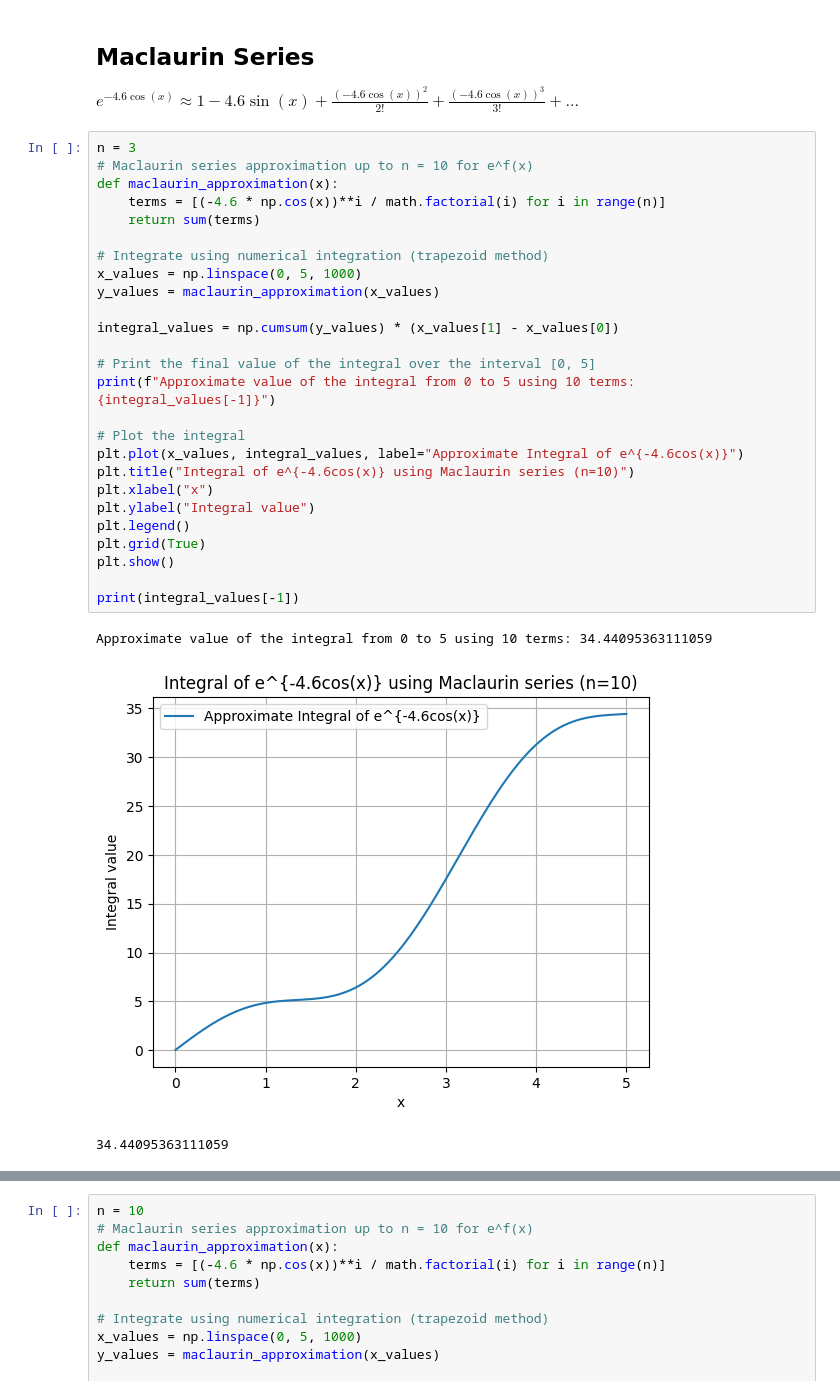
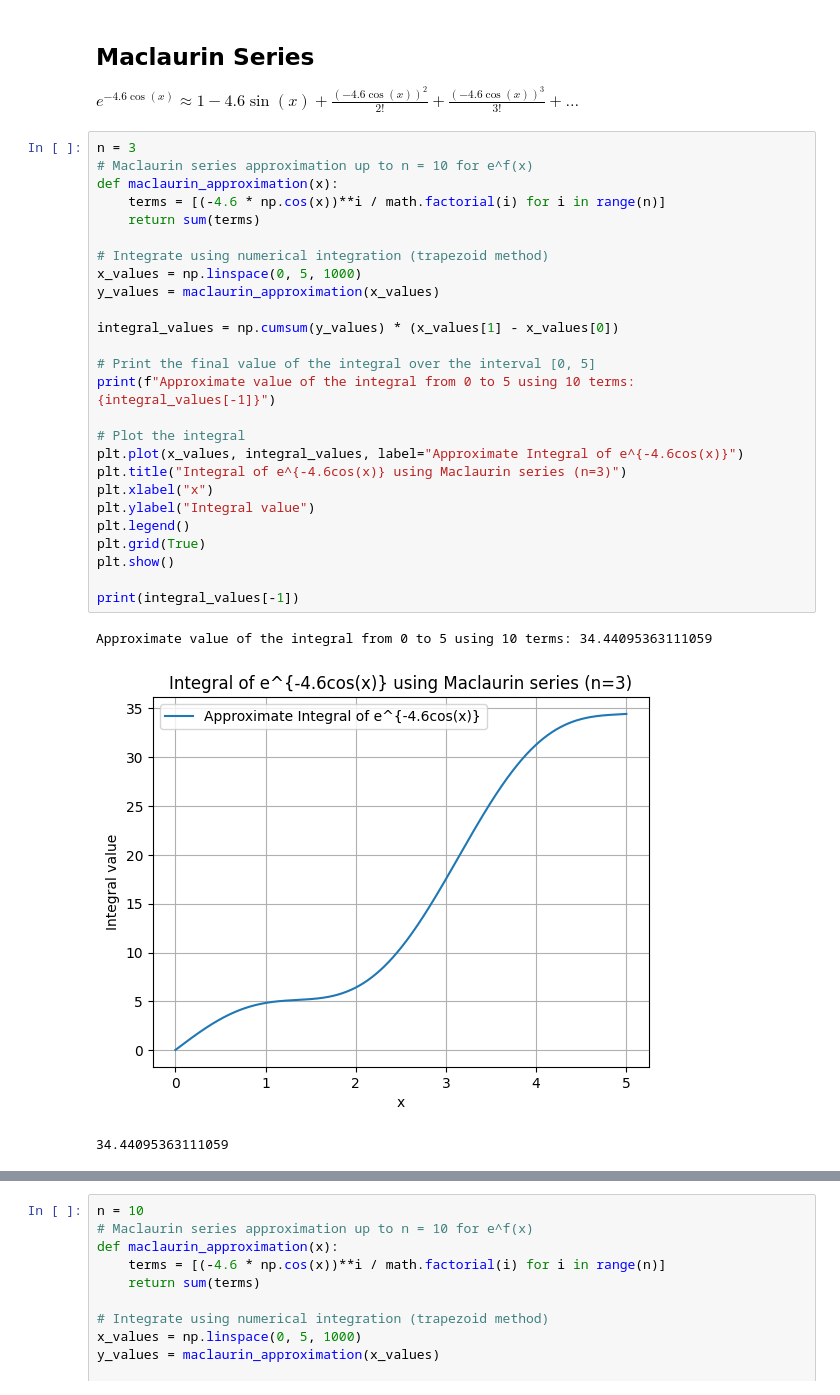
Before and after one commit to aqsnyder/eng_math, a Jupyter notebook: hw_o/1b.ipynb, the cells around one changed output, grey strips where cells are left out. Cells and saved outputs as stored; diff of their text form.

```diff
--- a/hw_o/1b.ipynb
+++ b/hw_o/1b.ipynb
@@ -12,32 +12,32 @@ $ e^{-4.6 \cos(x)} \approx 1 - 4.6 \sin(x) + \frac{(-4.6 \cos(x))^2}{2!} + \frac
 # %%
 n = 3
 # Maclaurin series approximation up to n = 10 for e^f(x)
 def maclaurin_approximation(x):
     terms = [(-4.6 * np.cos(x))**i / math.factorial(i) for i in range(n)]
     return sum(terms)
 
 # Integrate using numerical integration (trapezoid method)
 x_values = np.linspace(0, 5, 1000)
 y_values = maclaurin_approximation(x_values)
 
 integral_values = np.cumsum(y_values) * (x_values[1] - x_values[0])
 
 # Print the final value of the integral over the interval [0, 5]
 print(f"Approximate value of the integral from 0 to 5 using 10 terms: {integral_values[-1]}")
 
 # Plot the integral
 plt.plot(x_values, integral_values, label="Approximate Integral of e^{-4.6cos(x)}")
-plt.title("Integral of e^{-4.6cos(x)} using Maclaurin series (n=10)")
+plt.title("Integral of e^{-4.6cos(x)} using Maclaurin series (n=3)")
 plt.xlabel("x")
 plt.ylabel("Integral value")
 plt.legend()
 plt.grid(True)
 plt.show()
 
 print(integral_values[-1])
 # %% [output]
 Approximate value of the integral from 0 to 5 using 10 terms: 34.44095363111059
-[figure, old version]
+[figure, new version]
 34.44095363111059
 # %% [markdown]
 #### This is close to what I got in my hand calculation. Now lets step up the number of intervals!
```
Also changed, not shown: 24 other files.
